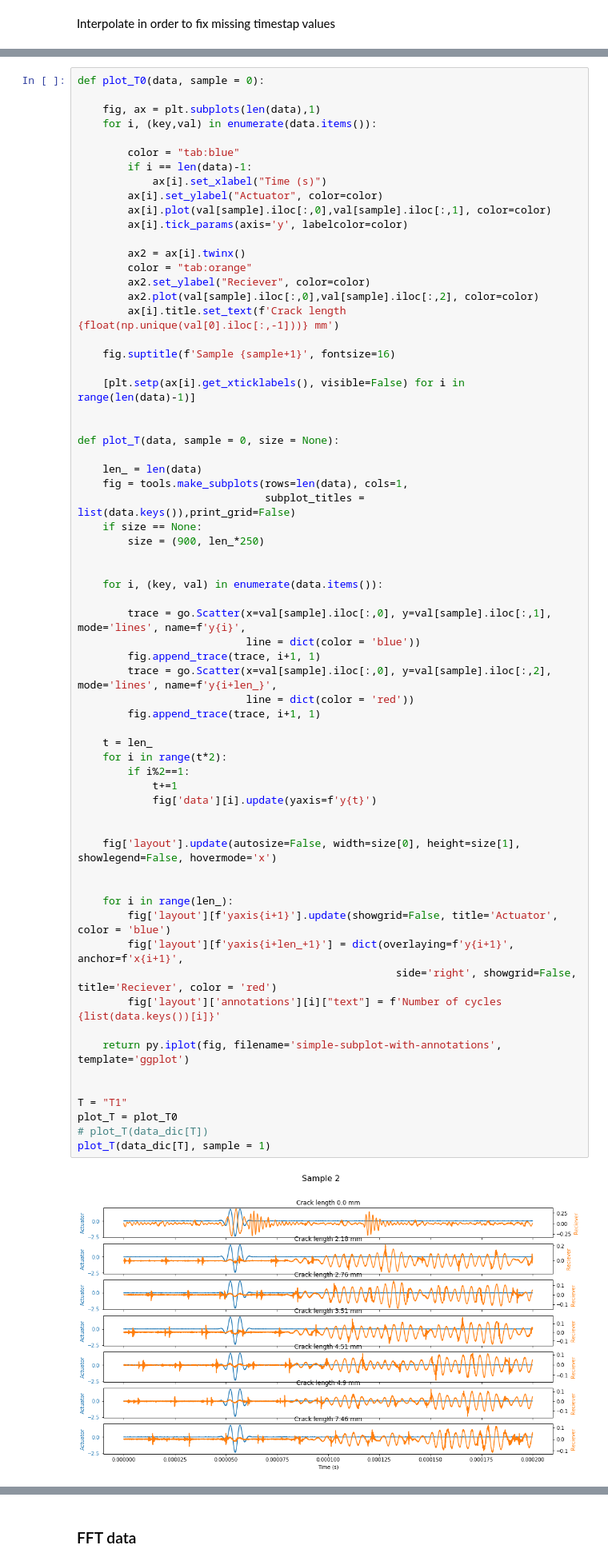
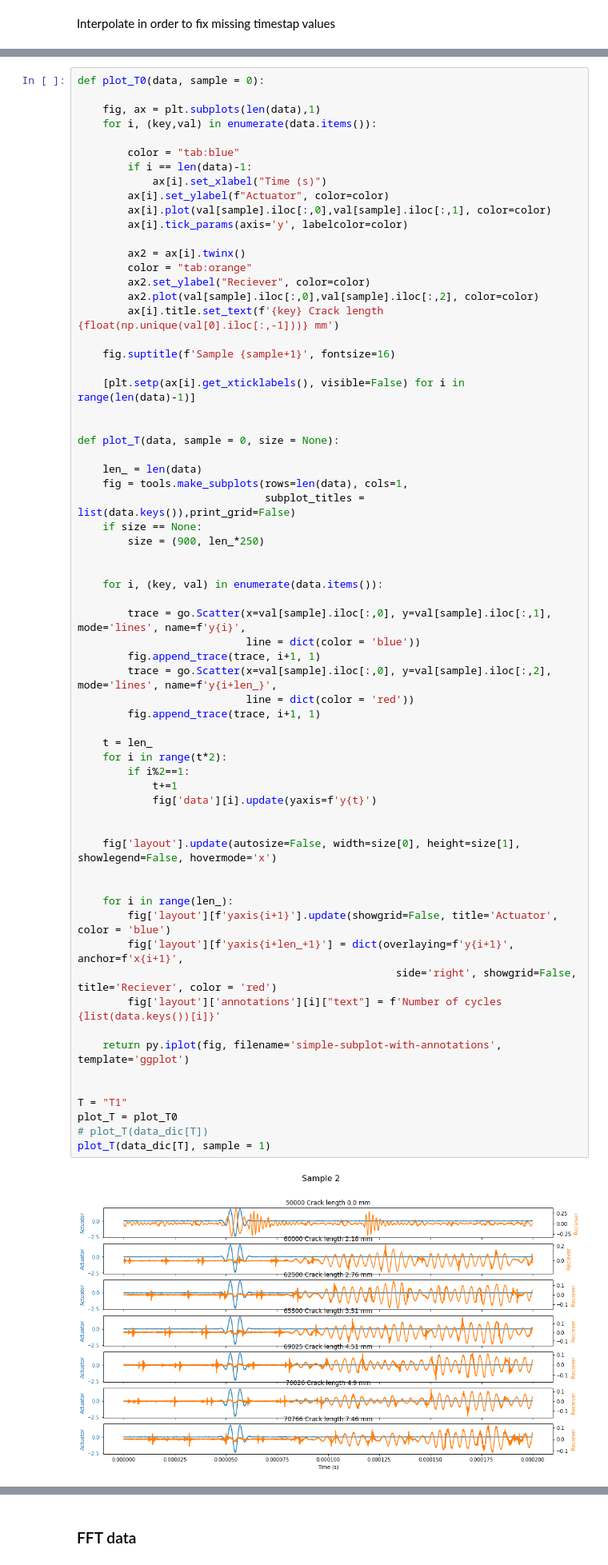
Before and after one commit to nikolaikk/Challenge, a Jupyter notebook: phm_challenge.ipynb, the cells around one changed output, grey strips where cells are left out. Shown: that part at 80% size. Drawn from its saved outputs; the diff is of its cells as text.

```diff
--- a/phm_challenge.ipynb
+++ b/phm_challenge.ipynb
@@ -121,7 +121,7 @@ def plot_T0(data, sample = 0):
         color = "tab:blue"
         if i == len(data)-1:
             ax[i].set_xlabel("Time (s)")
-        ax[i].set_ylabel("Actuator", color=color)
+        ax[i].set_ylabel(f"Actuator", color=color)
         ax[i].plot(val[sample].iloc[:,0],val[sample].iloc[:,1], color=color)
         ax[i].tick_params(axis='y', labelcolor=color)
 
@@ -129,7 +129,7 @@ def plot_T0(data, sample = 0):
         color = "tab:orange"
         ax2.set_ylabel("Reciever", color=color)
         ax2.plot(val[sample].iloc[:,0],val[sample].iloc[:,2], color=color)
-        ax[i].title.set_text(f'Crack length {float(np.unique(val[0].iloc[:,-1]))} mm')
+        ax[i].title.set_text(f'{key} Crack length {float(np.unique(val[0].iloc[:,-1]))} mm')
 
     fig.suptitle(f'Sample {sample+1}', fontsize=16)
 
@@ -151,31 +151,31 @@ def plot_T(data, sample = 0, size = None):
                            line = dict(color = 'blue'))
         fig.append_trace(trace, i+1, 1)
         trace = go.Scatter(x=val[sample].iloc[:,0], y=val[sample].iloc[:,2], mode='lines', name=f'y{i+len_}',
                            line = dict(color = 'red'))
         fig.append_trace(trace, i+1, 1)
 
     t = len_
     for i in range(t*2):
         if i%2==1:
             t+=1
             fig['data'][i].update(yaxis=f'y{t}')
 
 
     fig['layout'].update(autosize=False, width=size[0], height=size[1], showlegend=False, hovermode='x')
 
 
     for i in range(len_):
         fig['layout'][f'yaxis{i+1}'].update(showgrid=False, title='Actuator', color = 'blue')
         fig['layout'][f'yaxis{i+len_+1}'] = dict(overlaying=f'y{i+1}', anchor=f'x{i+1}',
                                                    side='right', showgrid=False, title='Reciever', color = 'red')
         fig['layout']['annotations'][i]["text"] = f'Number of cycles {list(data.keys())[i]}'
 
     return py.iplot(fig, filename='simple-subplot-with-annotations', template='ggplot')
 
 
 T = "T1"
 plot_T = plot_T0
 # plot_T(data_dic[T])
 plot_T(data_dic[T], sample = 1)
 # %% [output]
-[figure, old version]
+[figure, new version]
```
Also changed, not shown: parts of 2 cells of this notebook, 4 other files.
